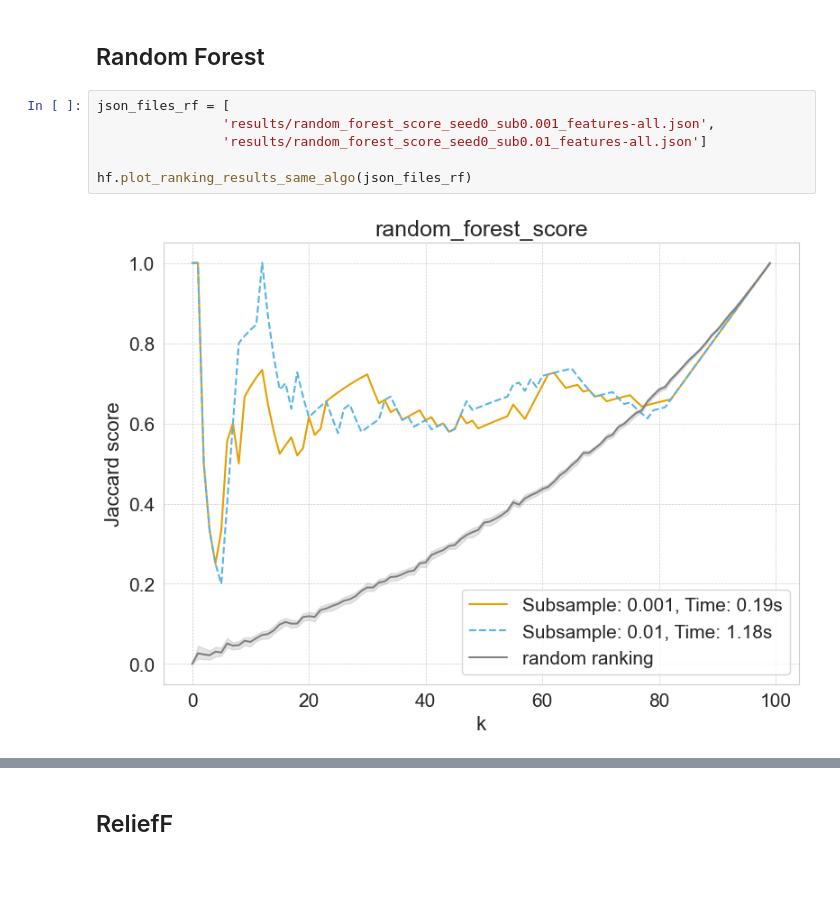
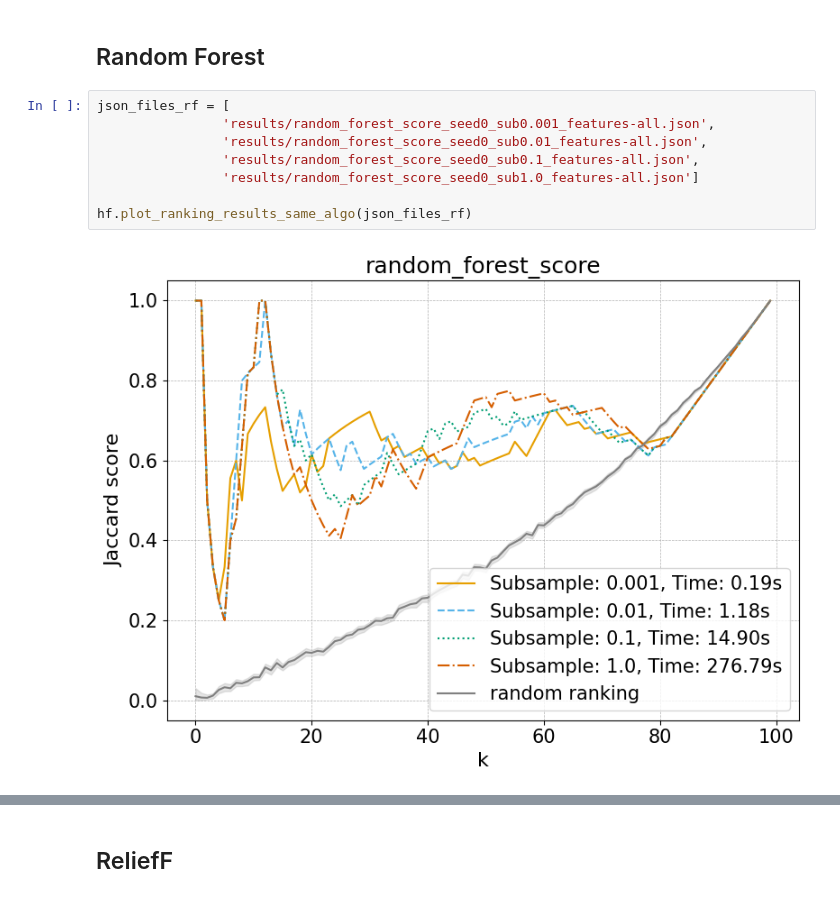
Before and after one commit to amadejp/DS_Project_Feature_Selection, a Jupyter notebook: src/ranking_algos_comparison.ipynb, the cells around one changed output, grey strips where cells are left out. Cells and saved outputs as stored; diff of their text form; blank space fills up the shorter version.

```diff
--- a/src/ranking_algos_comparison.ipynb
+++ b/src/ranking_algos_comparison.ipynb
@@ -95,8 +94,10 @@ hf.plot_ranking_results_same_algo(json_files_pearson)
 # %%
 json_files_rf = [
                 'results/random_forest_score_seed0_sub0.001_features-all.json',
-                'results/random_forest_score_seed0_sub0.01_features-all.json']
+                'results/random_forest_score_seed0_sub0.01_features-all.json',
+                'results/random_forest_score_seed0_sub0.1_features-all.json',
+                'results/random_forest_score_seed0_sub1.0_features-all.json']
 
 hf.plot_ranking_results_same_algo(json_files_rf)
 # %% [output]
-[figure, old version]
+[figure, new version]
```
Also changed, not shown: parts of 9 cells of this notebook.
